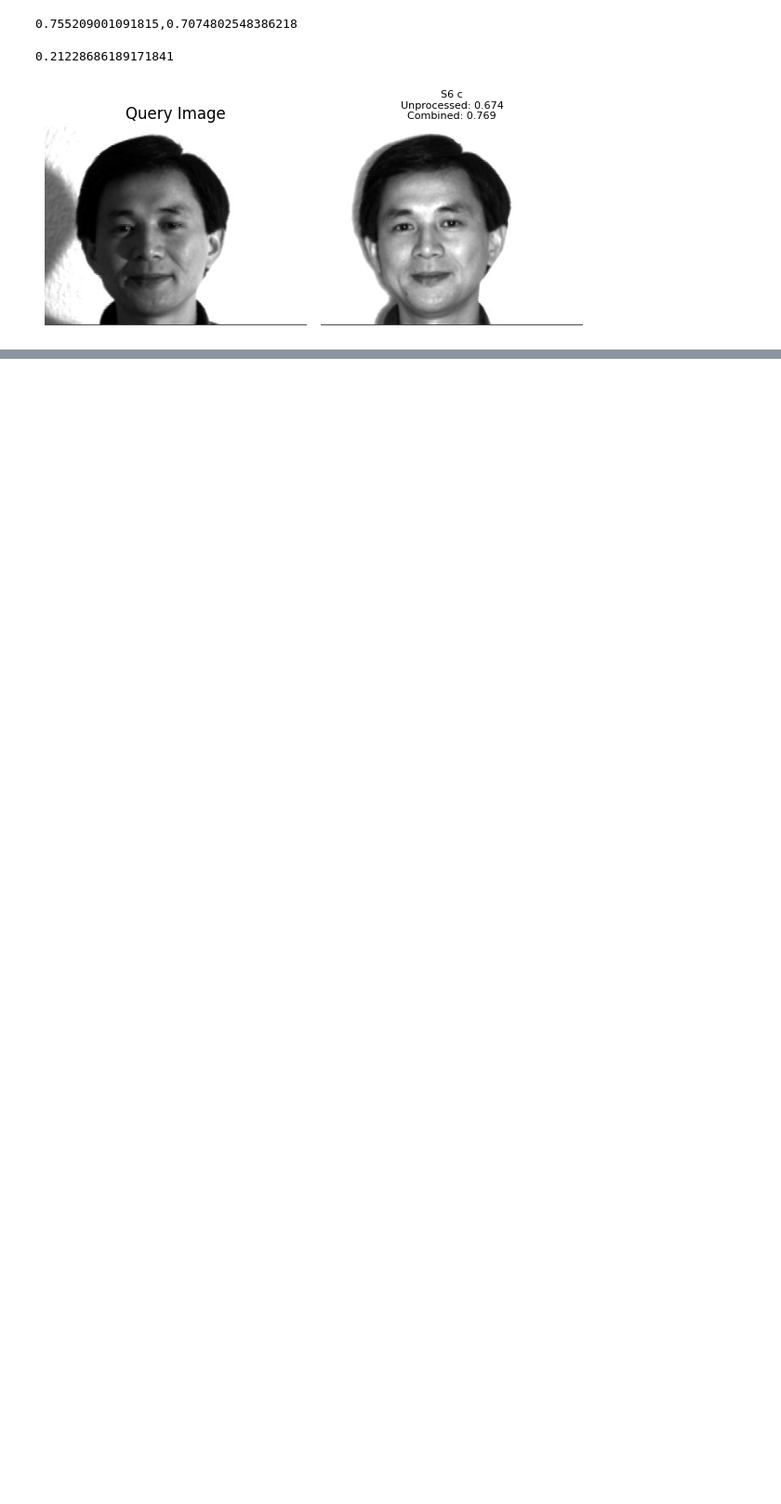
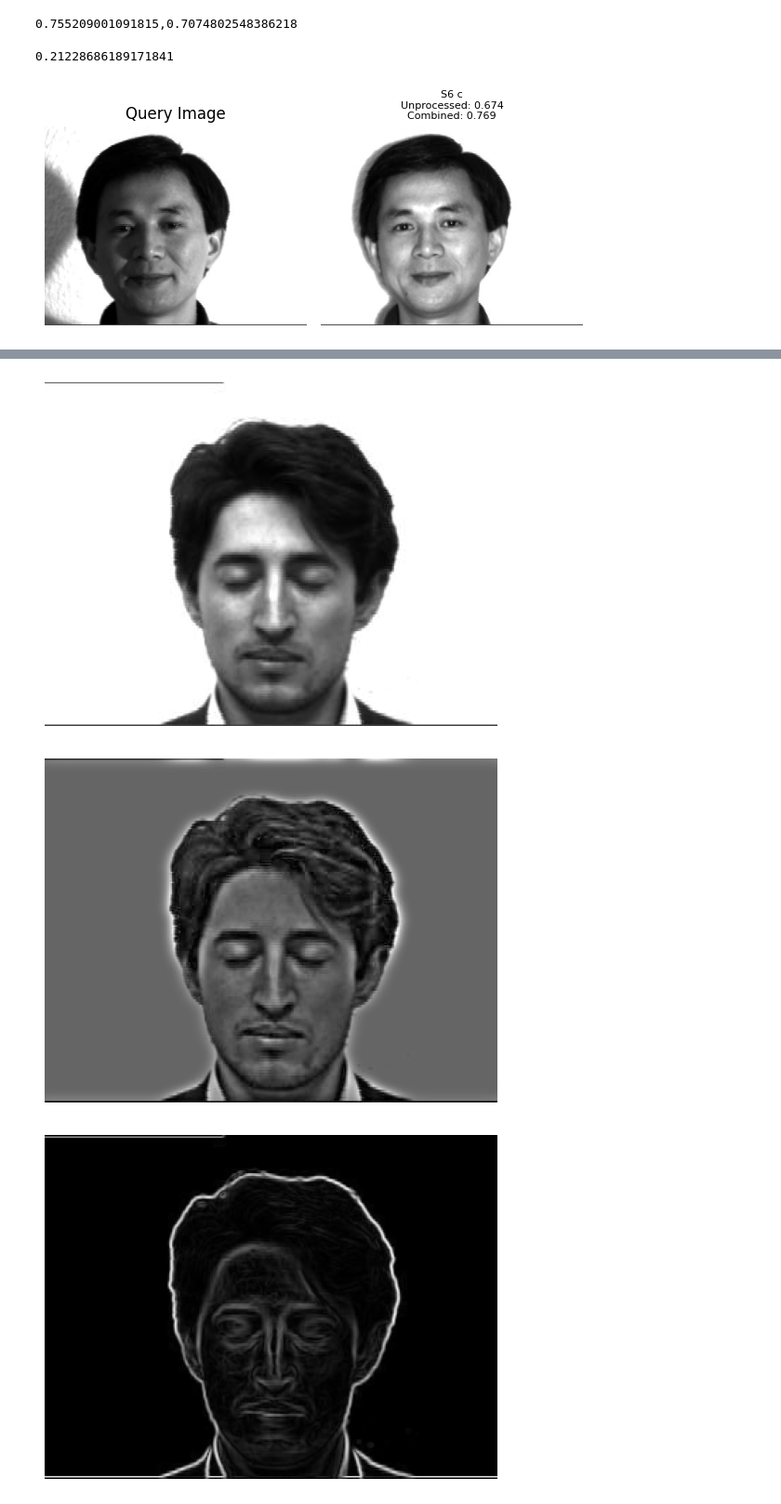
Before and after one commit to divyanash911/Illumination-invariance-face-recognition, a Jupyter notebook: implementation.ipynb, the cells around one changed output, grey strips where cells are left out. Shown at 93% size. Drawn from its saved outputs; the diff is of its cells as text; code cells hidden in the pictures; blank space fills up the shorter version.

```diff
--- a/implementation.ipynb
+++ b/implementation.ipynb
@@ -743,0 +806,61 @@ visualize_similarities(query_image, dataset, self_quotient_image, cosine_similar
+# %%
+def homomorphic_filter(image, sigma=1.0, alpha=0.5, beta=1.0):
+    rows, cols = image.shape
+    center_row, center_col = rows // 2, cols // 2
+
+    img_log = np.log(np.float64(image), dtype=np.float64)
+    img_fft = np.fft.fft2(img_log, axes=(0, 1))
+
+    img_fft_shift = np.fft.fftshift(img_fft)
+
+    # Create a Gaussian high-pass filter in the frequency domain (centered)
+    rad = 13
+    mask = np.zeros_like(image, dtype=np.float64)
+    cy = mask.shape[0] // 2
+    cx = mask.shape[1] // 2
+    cv2.circle(mask, (cx, cy), rad, 1, -1)
+    mask = 1 - mask
+
+    # anti-aliasing
+    mask = cv2.GaussianBlur(mask, (47, 47), 0)
+
+    # Apply the mask to the image
+    img_fft_filtered = np.multiply(img_fft_shift, mask)
+
+    # Inverse FFT
+    img_ifft_shift = np.fft.ifftshift(img_fft_filtered)
+
+    img_ifft = np.fft.ifft2(img_ifft_shift, axes=(0, 1))
+
+    img_filtered = np.exp(np.abs(img_ifft), dtype=np.float64)
+
+    img_homomorphic = cv2.normalize(img_filtered, None, alpha=0, beta=255, norm_type=cv2.NORM_MINMAX, dtype=cv2.CV_8U)
+
+    return img_homomorphic
+
+def edge_map(image):
+    grad_x, grad_y = gradient_filters(image)
+    return np.sqrt(grad_x ** 2 + grad_y ** 2)
+
+def gradient_filters(image):
+    grad_x = cv2.Sobel(image, cv2.CV_64F, 1, 0, ksize=3)
+    grad_y = cv2.Sobel(image, cv2.CV_64F, 0, 1, ksize=3)
+    return grad_x, grad_y
+
+def laplace(image):
+    return cv2.Laplacian(image, cv2.CV_64F)
+
+def cannys_edge_detector(image, low_threshold=50, high_threshold=150):
+    return cv2.Canny(image, low_threshold, high_threshold)
+
+# Load the query image
+query_image = cv2.imread(query_path, cv2.IMREAD_GRAYSCALE)
+preview_image(query_image)
+preview_image(homomorphic_filter(query_image))
+preview_image(edge_map(query_image))
+preview_image(laplace(query_image))
+preview_image(cannys_edge_detector(query_image))
+# %% [output]
+[figure, added]
+[figure, added]
+[figure, added]
```
Also changed, not shown: parts of 3 cells of this notebook, 4 other files.
